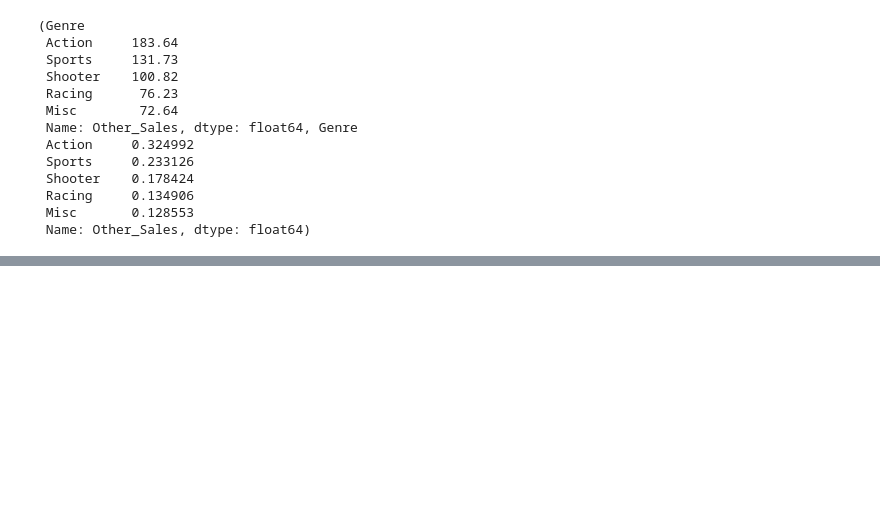
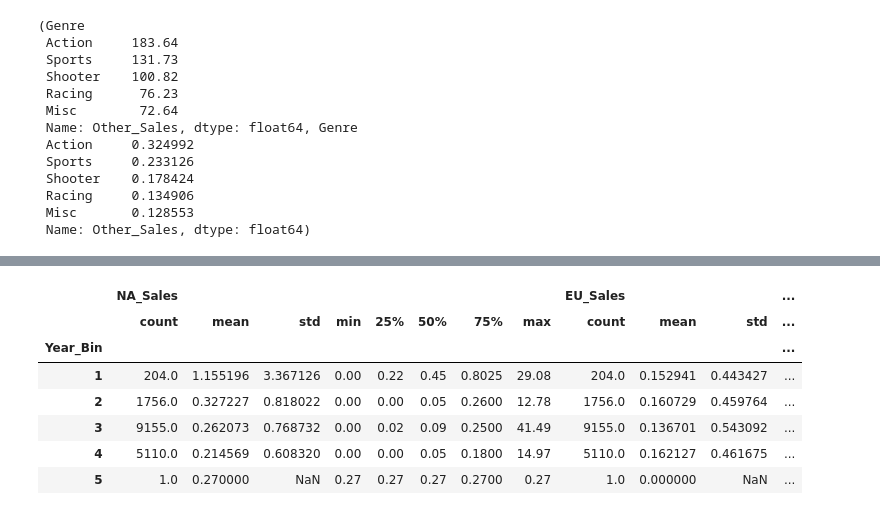
Before and after one commit to choheeee22/ds_Section1_Project, a Jupyter notebook: Section1_Project_GameIndustry.ipynb, the cells around one changed output, grey strips where cells are left out. Cells and saved outputs as stored; diff of their text form; code cells hidden in the pictures; blank space fills up the shorter version.

```diff
--- a/Section1_Project_GameIndustry.ipynb
+++ b/Section1_Project_GameIndustry.ipynb
@@ -756,0 +792,11 @@ Other_Genre.head(5),Other_Genre.head(5)/Other_Genre.head(5).sum()
+# %%
+df5.drop("Year",axis=1).groupby(by='Year_Bin').describe()
+# %% [output]
+|  | NA_Sales |  |  |  |  |  |  |  | EU_Sales |  |  | ... |
+|  | count | mean | std | min | 25% | 50% | 75% | max | count | mean | std | ... |
+| Year_Bin |  |  |  |  |  |  |  |  |  |  |  | ... |
+| 1 | 204.0 | 1.155196 | 3.367126 | 0.00 | 0.22 | 0.45 | 0.8025 | 29.08 | 204.0 | 0.152941 | 0.443427 | ... |
+| 2 | 1756.0 | 0.327227 | 0.818022 | 0.00 | 0.00 | 0.05 | 0.2600 | 12.78 | 1756.0 | 0.160729 | 0.459764 | ... |
+| 3 | 9155.0 | 0.262073 | 0.768732 | 0.00 | 0.02 | 0.09 | 0.2500 | 41.49 | 9155.0 | 0.136701 | 0.543092 | ... |
+| 4 | 5110.0 | 0.214569 | 0.608320 | 0.00 | 0.00 | 0.05 | 0.1800 | 14.97 | 5110.0 | 0.162127 | 0.461675 | ... |
+| 5 | 1.0 | 0.270000 | NaN | 0.27 | 0.27 | 0.27 | 0.2700 | 0.27 | 1.0 | 0.000000 | NaN | ... |
```
Also changed, not shown: parts of 16 cells of this notebook.
